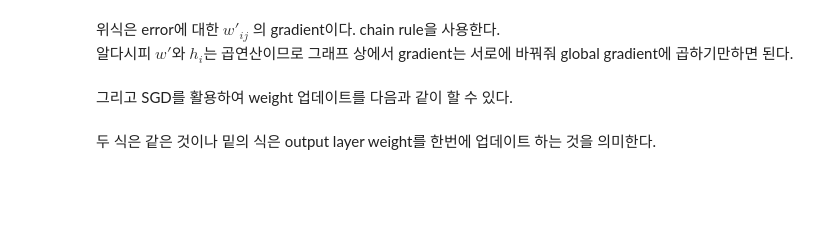
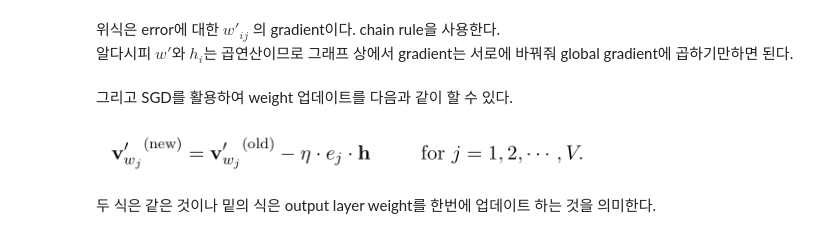
Before and after one commit to hyosuep-kwon/ml_basic, a Jupyter notebook: word2vec.ipynb, the cells around one changed output. Cells and saved outputs as stored; diff of their text form; code cells hidden in the pictures; blank space fills up the shorter version.

```diff
--- a/word2vec.ipynb
+++ b/word2vec.ipynb
@@ -108,6 +110,10 @@ TypeError: a bytes-like object is required, not 'str'
 알다시피 $w'$와 $h_i$는 곱연산이므로 그래프 상에서 gradient는 서로에 바꿔줘 global gradient에 곱하기만하면 된다.
 # %% [markdown]
 그리고 SGD를 활용하여 weight 업데이트를 다음과 같이 할 수 있다.
+# %%
+Image("/Users/maegbug/Downloads/weight_update.png", width=500, height=500)
+# %% [output]
+[figure, added]
 # %% [markdown]
 두 식은 같은 것이나 밑의 식은 output layer weight를 한번에 업데이트 하는 것을 의미한다.
 # %% [markdown]
```
Also changed, not shown: parts of 21 cells of this notebook.
